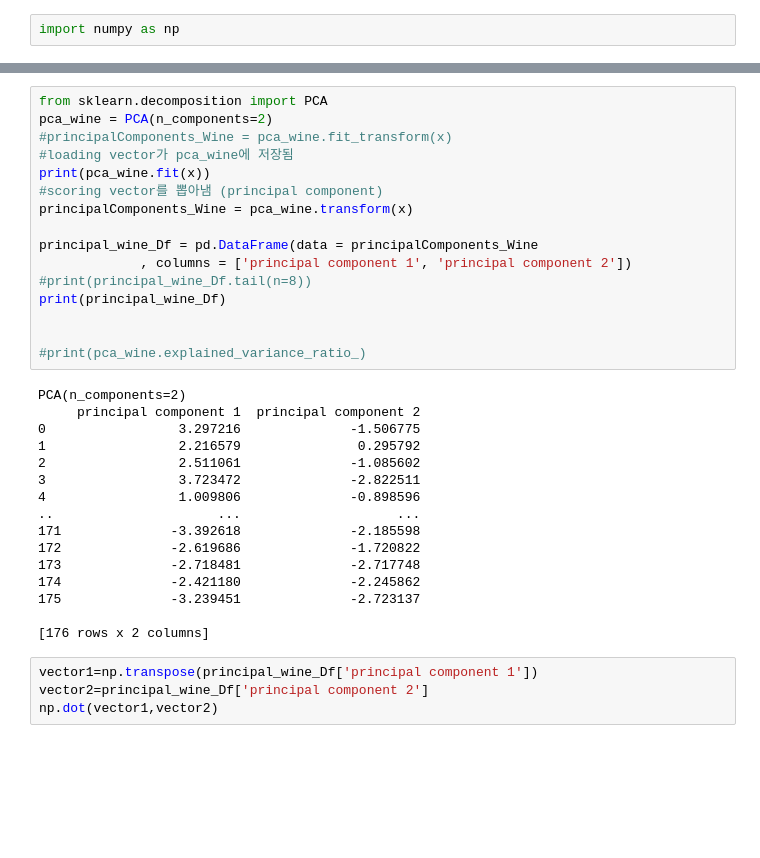
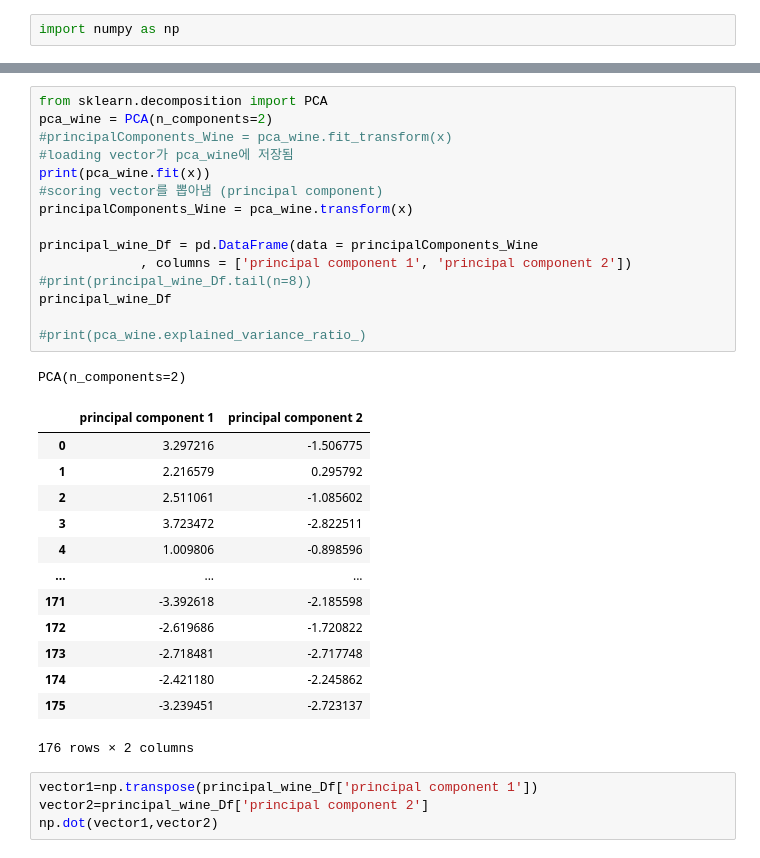
Before and after one commit to Tiabet/ML-DM-3-1-, a Jupyter notebook: MLDMCodeExample/practice_clustering_kmeans4_pca_wine.ipynb, the cells around one changed output, grey strips where cells are left out. Cells and saved outputs as stored; diff of their text form; blank space fills up the shorter version.

```diff
--- a/MLDMCodeExample/practice_clustering_kmeans4_pca_wine.ipynb
+++ b/MLDMCodeExample/practice_clustering_kmeans4_pca_wine.ipynb
@@ -96,35 +108,33 @@ normalised_WineInput.tail()
 # %%
 from sklearn.decomposition import PCA
 pca_wine = PCA(n_components=2)
 #principalComponents_Wine = pca_wine.fit_transform(x)
 #loading vector가 pca_wine에 저장됨
 print(pca_wine.fit(x))
 #scoring vector를 뽑아냄 (principal component)
 principalComponents_Wine = pca_wine.transform(x)
 
 principal_wine_Df = pd.DataFrame(data = principalComponents_Wine
              , columns = ['principal component 1', 'principal component 2'])
 #print(principal_wine_Df.tail(n=8))
-print(principal_wine_Df)
-
+principal_wine_Df
 
 #print(pca_wine.explained_variance_ratio_)
 # %% [output]
 PCA(n_components=2)
-     principal component 1  principal component 2
-0                 3.297216              -1.506775
-1                 2.216579               0.295792
-2                 2.511061              -1.085602
-3                 3.723472              -2.822511
-4                 1.009806              -0.898596
-..                     ...                    ...
-171              -3.392618              -2.185598
-172              -2.619686              -1.720822
-173              -2.718481              -2.717748
-174              -2.421180              -2.245862
-175              -3.239451              -2.723137
-
-[176 rows x 2 columns]
+|  | principal component 1 | principal component 2 |
+| 0 | 3.297216 | -1.506775 |
+| 1 | 2.216579 | 0.295792 |
+| 2 | 2.511061 | -1.085602 |
+| 3 | 3.723472 | -2.822511 |
+| 4 | 1.009806 | -0.898596 |
+| ... | ... | ... |
+| 171 | -3.392618 | -2.185598 |
+| 172 | -2.619686 | -1.720822 |
+| 173 | -2.718481 | -2.717748 |
+| 174 | -2.421180 | -2.245862 |
+| 175 | -3.239451 | -2.723137 |
+176 rows × 2 columns
 # %%
 vector1=np.transpose(principal_wine_Df['principal component 1'])
 vector2=principal_wine_Df['principal component 2']
```
Also changed, not shown: parts of 3 cells of this notebook, 2 other files.
